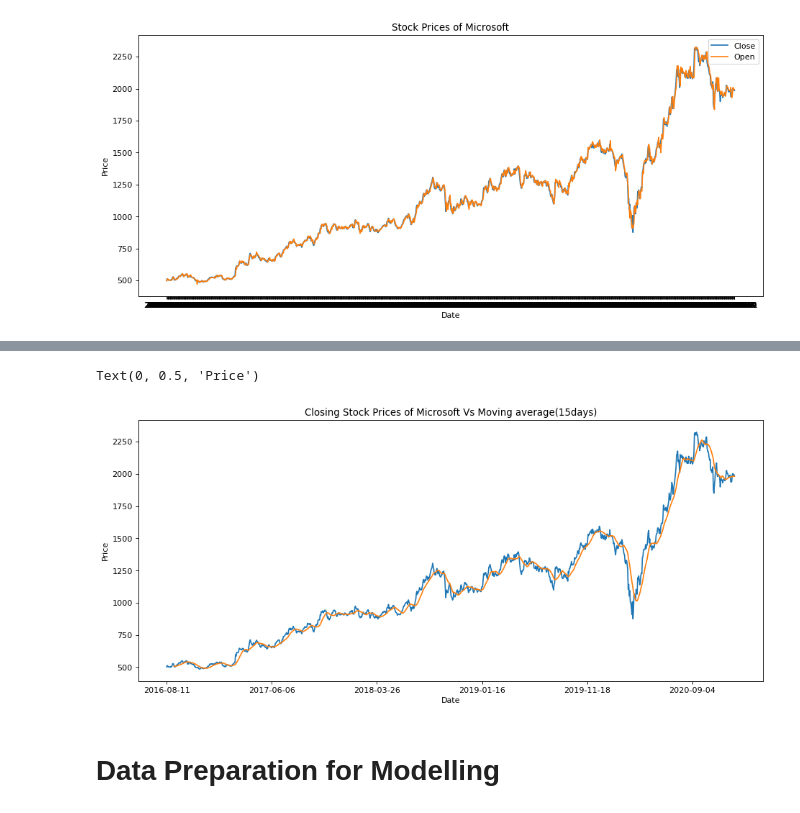
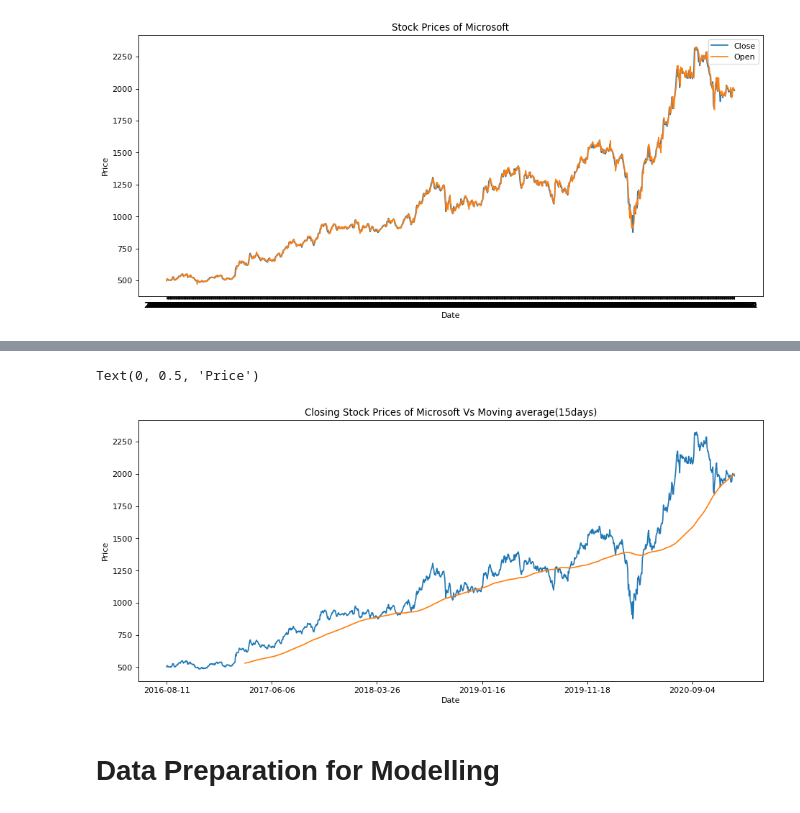
Before and after one commit to mtariquekhan11/TSF-GRIP-DSBA-Internship, a Jupyter notebook: Stock Market Prediction using Numerical and Textual Analysis.ipynb, the cells around one changed output, grey strips where cells are left out. Saved outputs shown, nothing was run; the diff lists cells and outputs as text; code cells hidden in the pictures.

```diff
--- a/Stock Market Prediction using Numerical and Textual Analysis.ipynb
+++ b/Stock Market Prediction using Numerical and Textual Analysis.ipynb
@@ -423,17 +435,17 @@ fsdata.rolling(3).mean().head(10)
 # %%
 # Creating a visualization on 15 Days moving average
 figure(figsize=(14, 6), dpi=80)
 
 fsdata['Close'].plot()
-fsdata.rolling(window = 15).mean()['Close'].plot()
+fsdata.rolling(window = 150).mean()['Close'].plot()
 
 # plt.legend()
 plt.title("Closing Stock Prices of Microsoft Vs Moving average(15days)")
 plt.xlabel("Date")
 plt.ylabel("Price")
 # %% [output]
 Text(0, 0.5, 'Price')
-[figure, old version]
+[figure, new version]
 # %% [markdown]
 # Data Preparation for Modelling
 # %%
```
Also changed, not shown: parts of 24 cells of this notebook.
